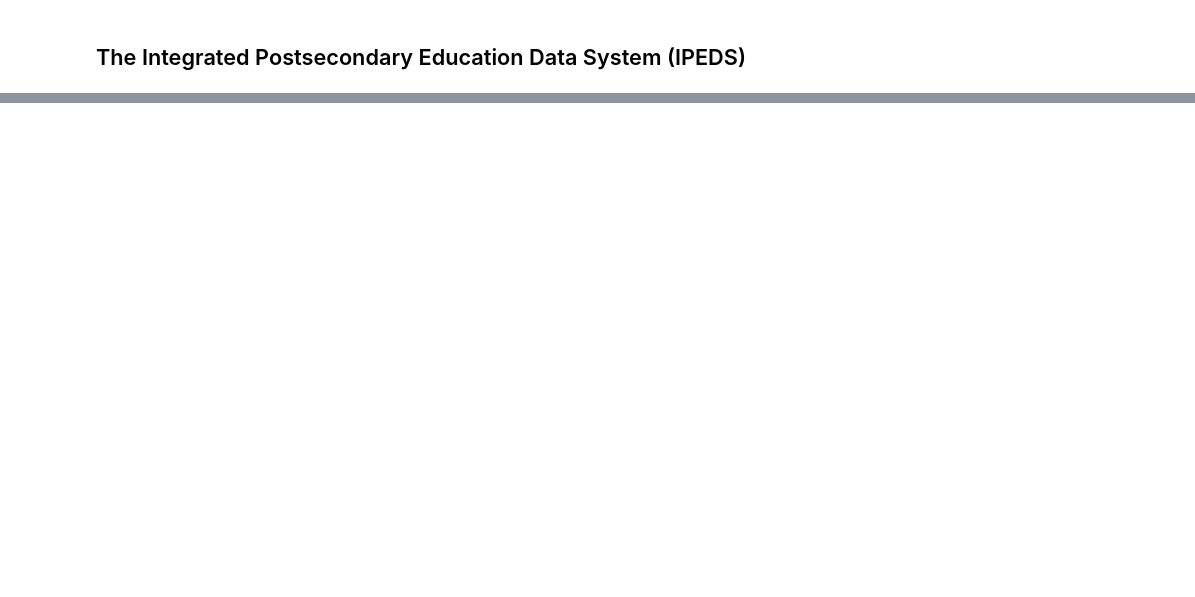
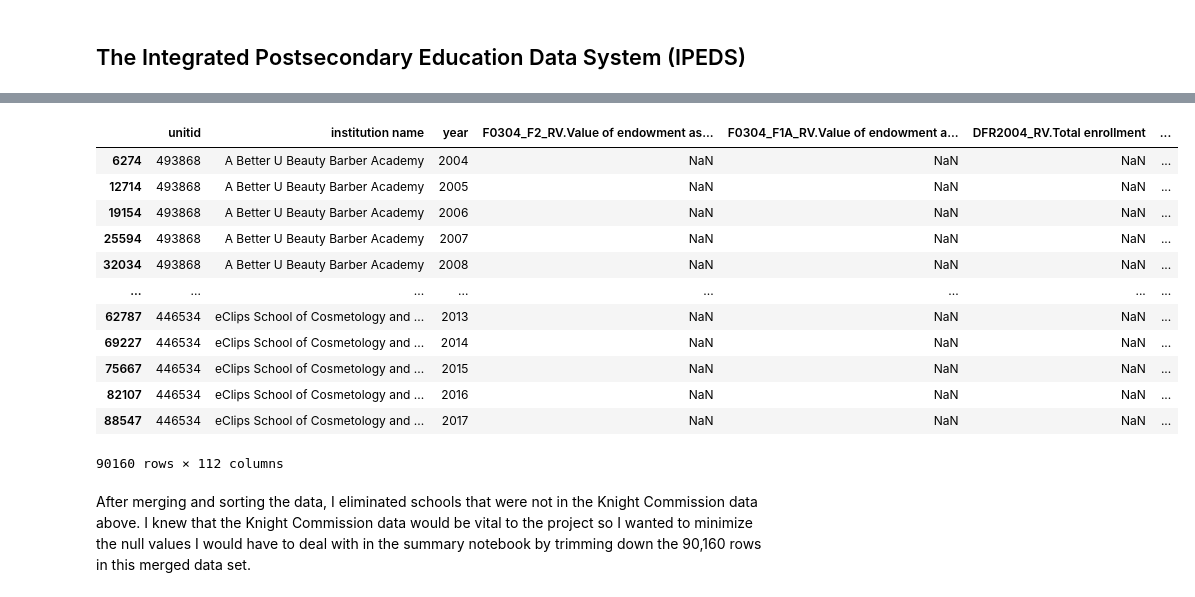
Before and after one commit to Shoemaker703/college_retention, a Jupyter notebook: Reproducibility/Data Collection.ipynb, the cells around one changed output, grey strips where cells are left out. Saved outputs shown, nothing was run; the diff lists cells and outputs as text; code cells hidden in the pictures; blank space fills up the shorter version.

Commit message:
More updates to reproducibility notebook

```diff
--- a/Reproducibility/Data Collection.ipynb
+++ b/Reproducibility/Data Collection.ipynb
@@ -315,0 +347,16 @@ eada_final
+# %%
+ipeds_2005 = pd.read_csv('../Data/IPEDS_2004.csv')
+ipeds_2006 = pd.read_csv('../Data/IPEDS_2005.csv')
+ipeds_2007 = pd.read_csv('../Data/IPEDS_2006.csv')
+ipeds_2008 = pd.read_csv('../Data/IPEDS_2007.csv')
+ipeds_2009 = pd.read_csv('../Data/IPEDS_2008.csv')
+ipeds_2010 = pd.read_csv('../Data/IPEDS_2009.csv')
+ipeds_2011 = pd.read_csv('../Data/IPEDS_2010.csv')
+ipeds_2012 = pd.read_csv('../Data/IPEDS_2011.csv')
+ipeds_2013 = pd.read_csv('../Data/IPEDS_2012.csv')
+ipeds_2014 = pd.read_csv('../Data/IPEDS_2013.csv')
+ipeds_2015 = pd.read_csv('../Data/IPEDS_2014.csv')
+ipeds_2016 = pd.read_csv('../Data/IPEDS_2015.csv')
+ipeds_2017 = pd.read_csv('../Data/IPEDS_2016.csv')
+ipeds_2018 = pd.read_csv('../Data/IPEDS_2017.csv')
+ipeds_2019 = pd.read_csv('../Data/IPEDS_2018.csv')
@@ -315,0 +415,19 @@ eada_final
+# %%
+ipeds_merged.sort_values(by=['institution name', 'year'], inplace=True)
+ipeds_merged
+# %% [output]
+|  | unitid | institution name | year | F0304_F2_RV.Value of endowment as... | F0304_F1A_RV.Value of endowment a... | DFR2004_RV.Total enrollment | ... |
+| 6274 | 493868 | A Better U Beauty Barber Academy | 2004 | NaN | NaN | NaN | ... |
+| 12714 | 493868 | A Better U Beauty Barber Academy | 2005 | NaN | NaN | NaN | ... |
+| 19154 | 493868 | A Better U Beauty Barber Academy | 2006 | NaN | NaN | NaN | ... |
+| 25594 | 493868 | A Better U Beauty Barber Academy | 2007 | NaN | NaN | NaN | ... |
+| 32034 | 493868 | A Better U Beauty Barber Academy | 2008 | NaN | NaN | NaN | ... |
+| ... | ... | ... | ... | ... | ... | ... | ... |
+| 62787 | 446534 | eClips School of Cosmetology and ... | 2013 | NaN | NaN | NaN | ... |
+| 69227 | 446534 | eClips School of Cosmetology and ... | 2014 | NaN | NaN | NaN | ... |
+| 75667 | 446534 | eClips School of Cosmetology and ... | 2015 | NaN | NaN | NaN | ... |
+| 82107 | 446534 | eClips School of Cosmetology and ... | 2016 | NaN | NaN | NaN | ... |
+| 88547 | 446534 | eClips School of Cosmetology and ... | 2017 | NaN | NaN | NaN | ... |
+90160 rows × 112 columns
+# %% [markdown]
+After merging and sorting the data, I eliminated schools that were not in the Knight Commission data above. I knew that the Knight Commission data would be vital to the project so I wanted to minimize the null values I would have to deal with in the summary notebook by trimming down the 90,160 rows in this merged data set.
```
Also changed, not shown: parts of 16 cells of this notebook, 5 other files.
